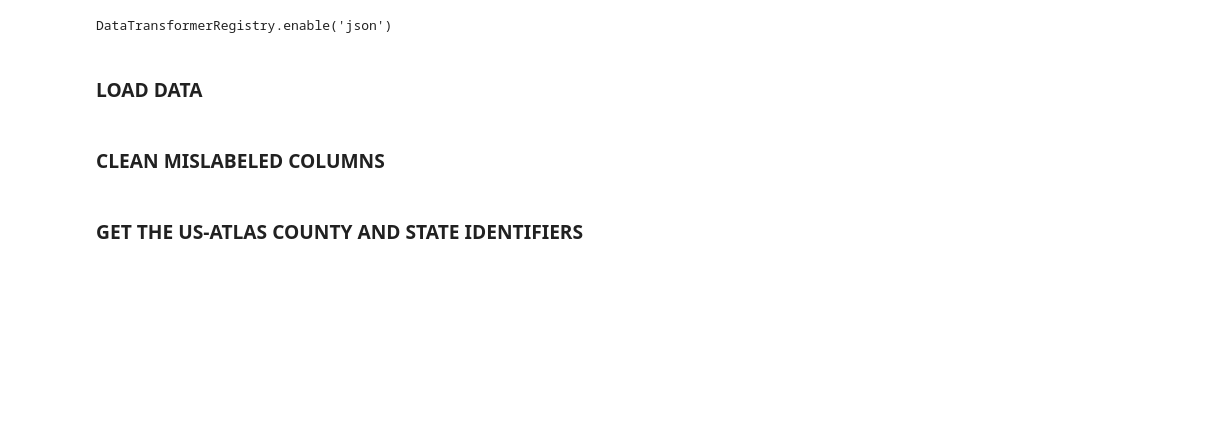
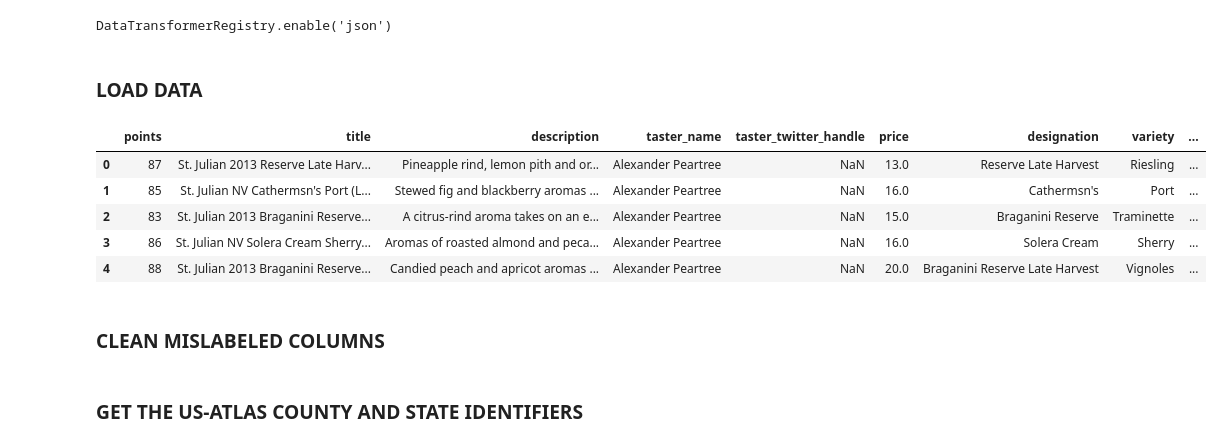
Before and after one commit to UBC-MDS/DSCI532_Group204_Vino, a Jupyter notebook: src/Katie_eda.ipynb, the cells around one changed output. Cells and saved outputs as stored; diff of their text form; code cells hidden in the pictures; blank space fills up the shorter version.

```diff
--- a/src/Katie_eda.ipynb
+++ b/src/Katie_eda.ipynb
@@ -19,3 +19,12 @@ cleaned_df = pd.read_csv('../data/cleaned_data.csv')
+# %%
+cleaned_df.head()
+# %% [output]
+|  | points | title | description | taster_name | taster_twitter_handle | price | designation | variety | ... |
+| 0 | 87 | St. Julian 2013 Reserve Late Harv... | Pineapple rind, lemon pith and or... | Alexander Peartree | NaN | 13.0 | Reserve Late Harvest | Riesling | ... |
+| 1 | 85 | St. Julian NV Cathermsn's Port (L... | Stewed fig and blackberry aromas ... | Alexander Peartree | NaN | 16.0 | Cathermsn's | Port | ... |
+| 2 | 83 | St. Julian 2013 Braganini Reserve... | A citrus-rind aroma takes on an e... | Alexander Peartree | NaN | 15.0 | Braganini Reserve | Traminette | ... |
+| 3 | 86 | St. Julian NV Solera Cream Sherry... | Aromas of roasted almond and peca... | Alexander Peartree | NaN | 16.0 | Solera Cream | Sherry | ... |
+| 4 | 88 | St. Julian 2013 Braganini Reserve... | Candied peach and apricot aromas ... | Alexander Peartree | NaN | 20.0 | Braganini Reserve Late Harvest | Vignoles | ... |
 # %% [markdown]
 ### CLEAN MISLABELED COLUMNS
 # %%
```
Also changed, not shown: parts of 5 cells of this notebook, 1 other file.
